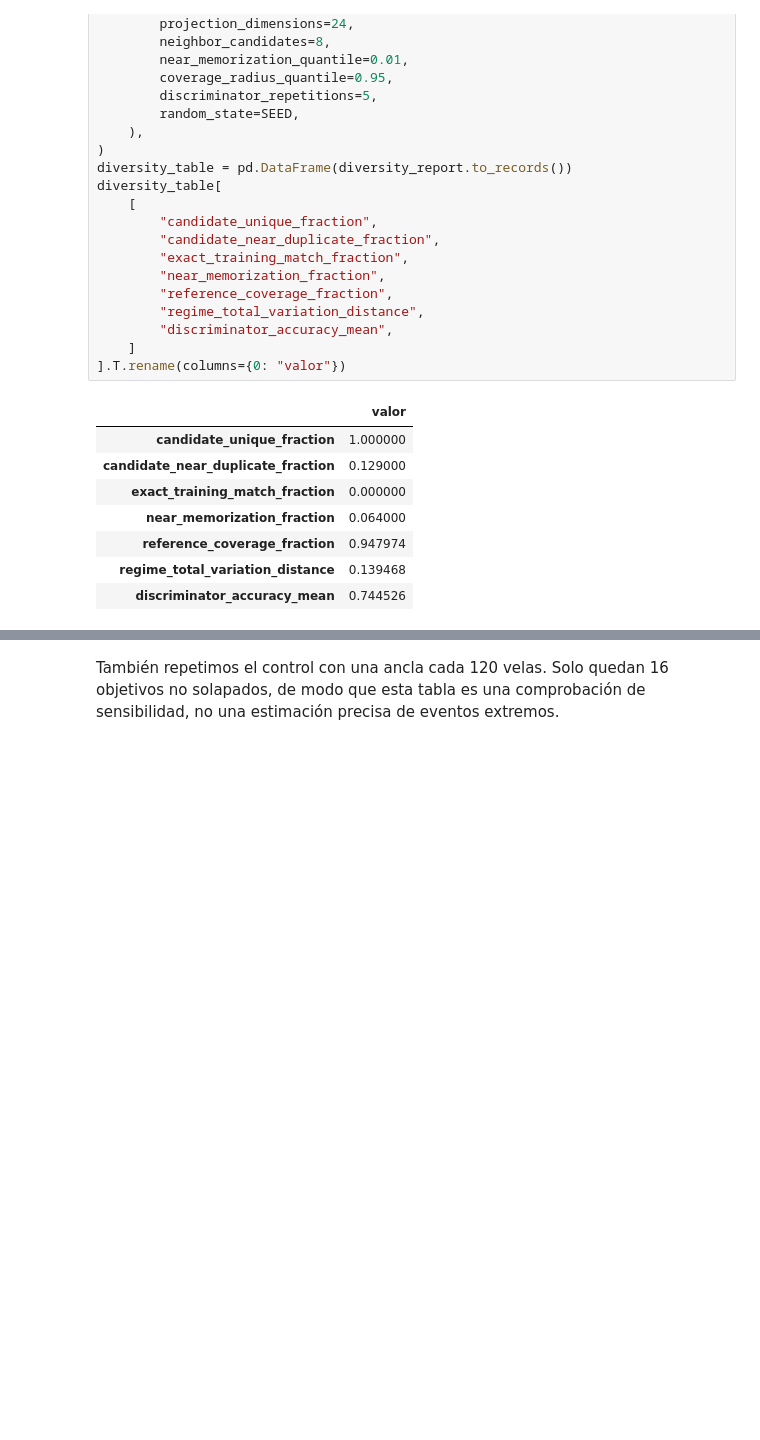
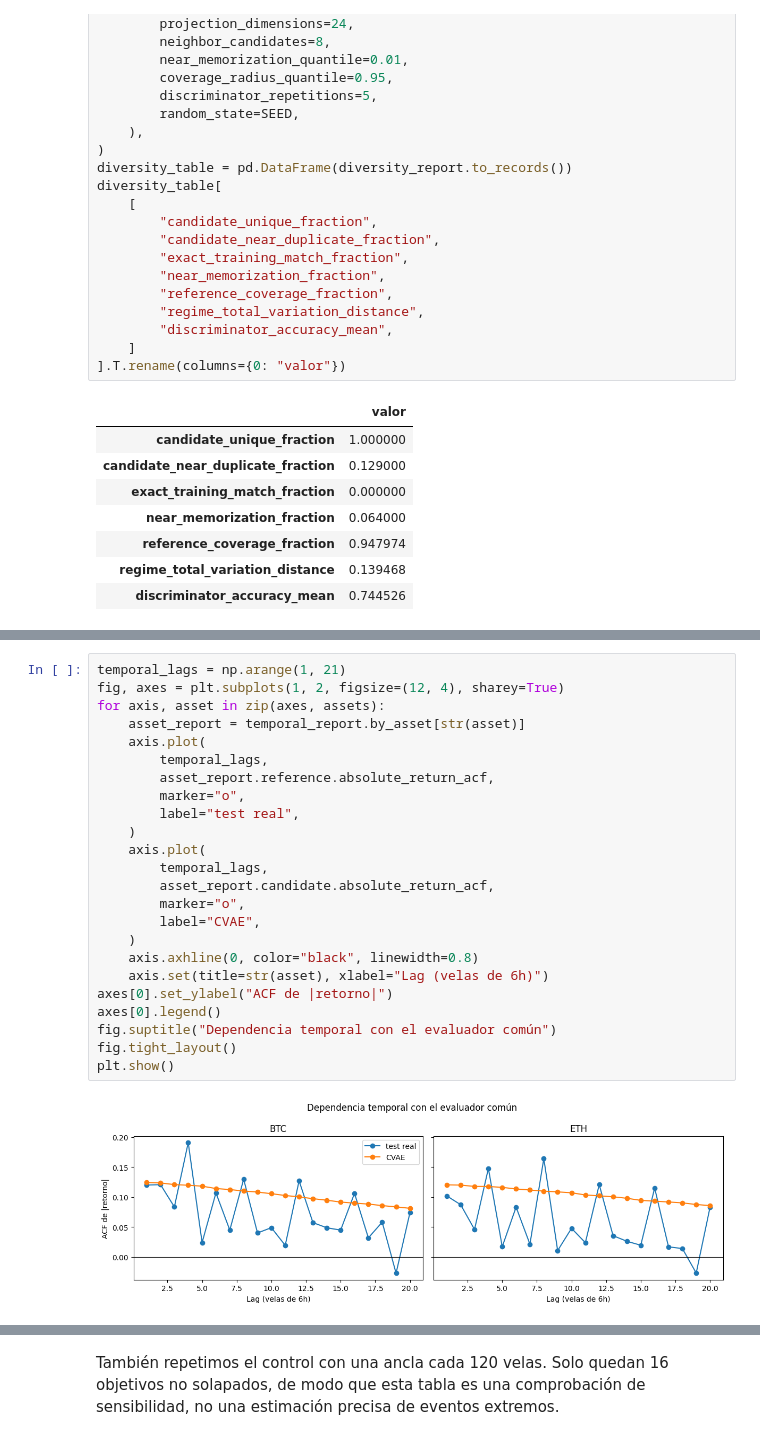
Before and after one commit to hipaor01/Taller_Generativos, a Jupyter notebook: notebooks/CVAE_BTC_ETH.ipynb, the cells around one changed output, grey strips where cells are left out. Cells and saved outputs as stored; diff of their text form; blank space fills up the shorter version.

```diff
--- a/notebooks/CVAE_BTC_ETH.ipynb
+++ b/notebooks/CVAE_BTC_ETH.ipynb
@@ -861,0 +892,26 @@ diversity_table[
+# %%
+temporal_lags = np.arange(1, 21)
+fig, axes = plt.subplots(1, 2, figsize=(12, 4), sharey=True)
+for axis, asset in zip(axes, assets):
+    asset_report = temporal_report.by_asset[str(asset)]
+    axis.plot(
+        temporal_lags,
+        asset_report.reference.absolute_return_acf,
+        marker="o",
+        label="test real",
+    )
+    axis.plot(
+        temporal_lags,
+        asset_report.candidate.absolute_return_acf,
+        marker="o",
+        label="CVAE",
+    )
+    axis.axhline(0, color="black", linewidth=0.8)
+    axis.set(title=str(asset), xlabel="Lag (velas de 6h)")
+axes[0].set_ylabel("ACF de |retorno|")
+axes[0].legend()
+fig.suptitle("Dependencia temporal con el evaluador común")
+fig.tight_layout()
+plt.show()
+# %% [output]
+[figure, added]
```
Also changed, not shown: parts of 9 cells of this notebook, 1 other file.
